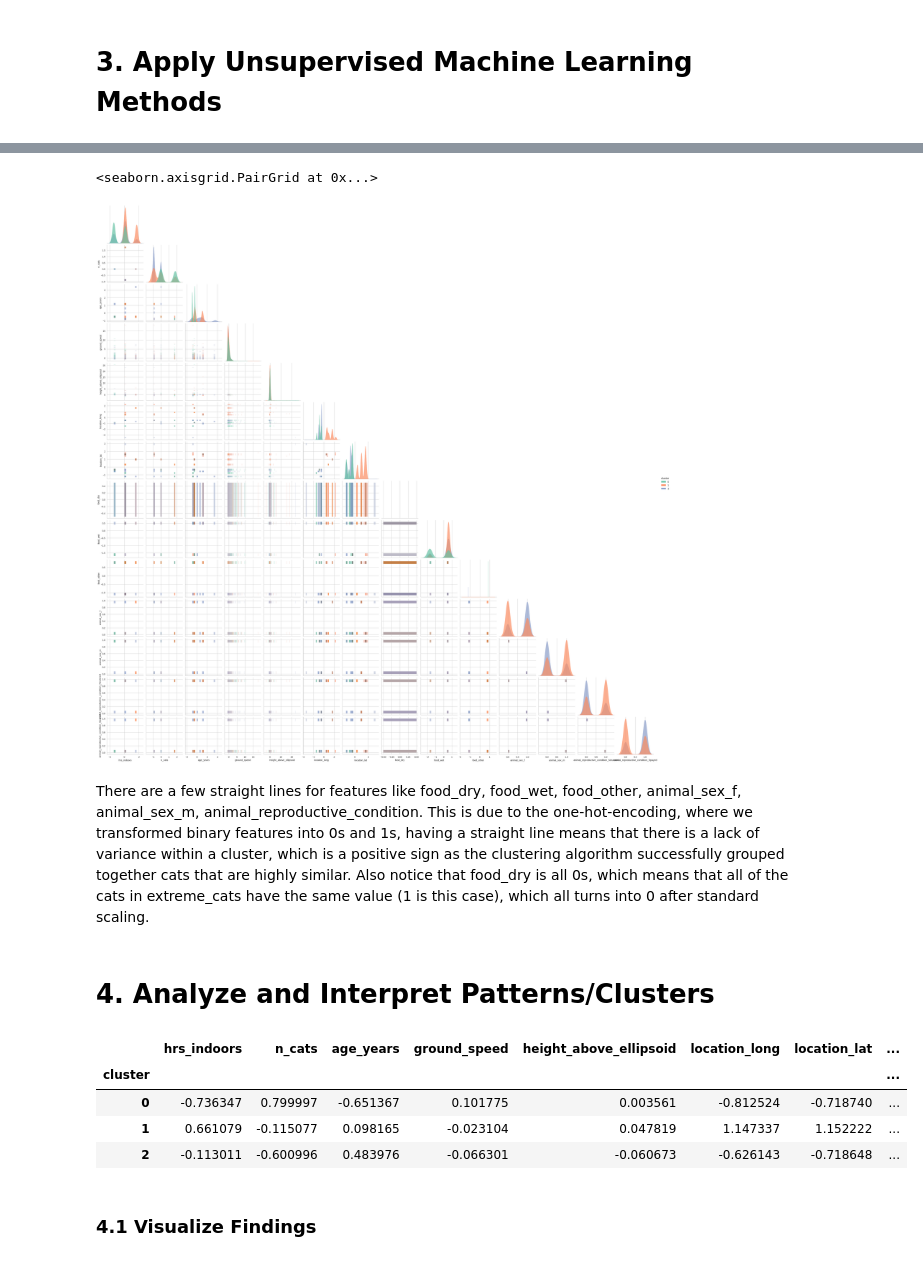
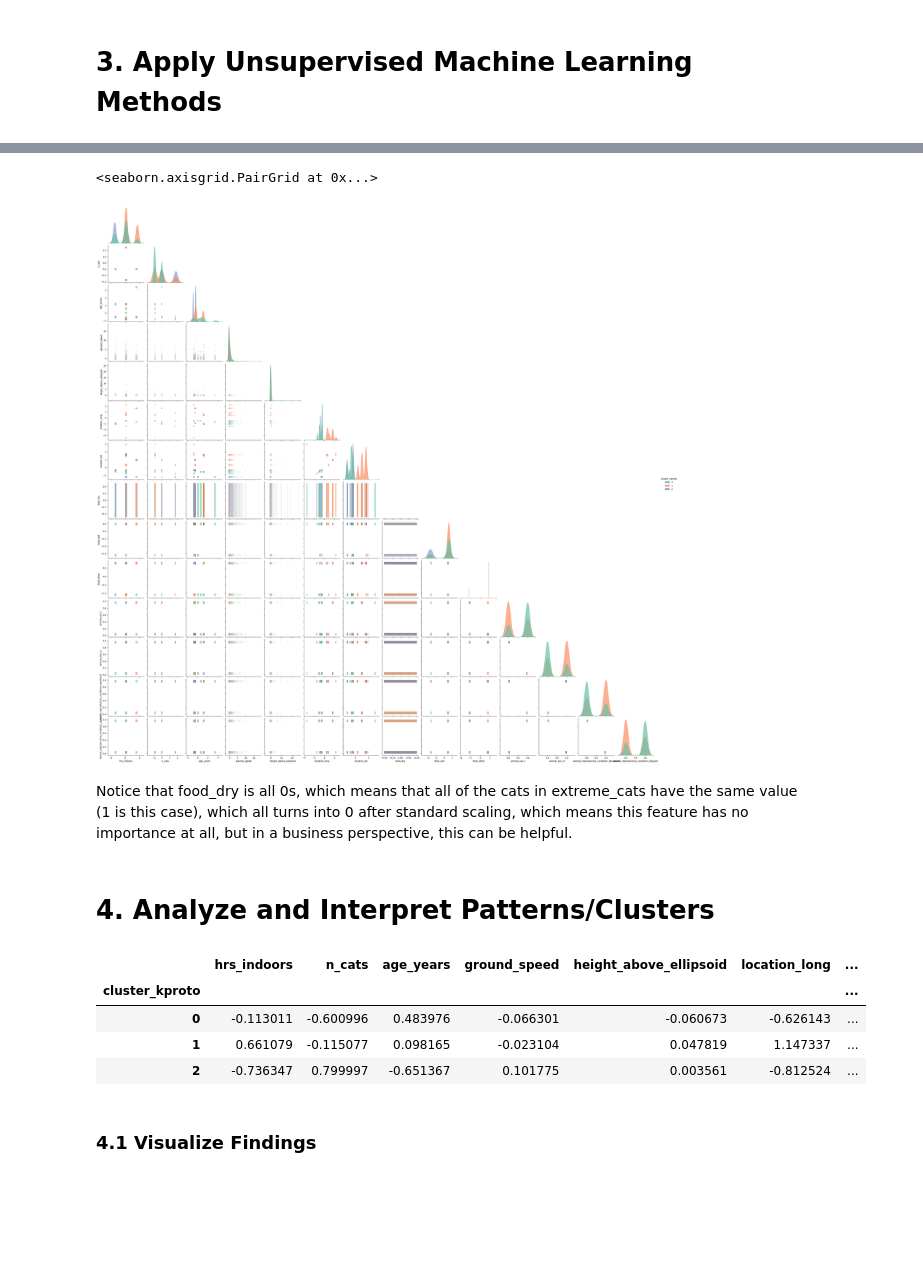
Before and after one commit to liubruce11/BA820-TeamB7, a Jupyter notebook: B1_Team07_AllenM2.ipynb, the cells around one changed output, grey strips where cells are left out. Cells and saved outputs as stored; diff of their text form; code cells hidden in the pictures; blank space fills up the shorter version.

```diff
--- a/B1_Team07_AllenM2.ipynb
+++ b/B1_Team07_AllenM2.ipynb
@@ -350,8 +304,0 @@ visualizer.show()
-# %%
-clustering = KMeans(random_state=42, n_init=10)
-visualizer = KElbowVisualizer(
-    clustering, k=(2, 11), metric='silhouette', timings=False, random_state=42
-)
-
-visualizer.fit(features_preprocessed)
-visualizer.show()
@@ -365,13 +371,0 @@ The reason I chose to use k=3 is because for this business question, choosing 6
-# %%
-k_optimal = 3
-
-kmeans = KMeans(n_clusters=k_optimal, random_state=42, n_init=10)
-
-kmeans.fit(features_preprocessed)
-
-cluster_labels = kmeans.labels_
-
-features_preprocessed['cluster'] = cluster_labels
-
-display(features_preprocessed.head())
-print(features_preprocessed['cluster'].value_counts())
@@ -389,0 +381,22 @@ Name: count, dtype: int64
+# %%
+from kmodes.kprototypes import KPrototypes
+categorical_indices = [features_preprocessed.columns.get_loc(col) for col in [
+    'animal_sex_f', 'animal_sex_m',
+    'animal_reproductive_condition_Neutered', 'animal_reproductive_condition_Spayed'
+]]
+
+k_optimal_kprototypes = 3
+kproto = KPrototypes(n_clusters=k_optimal_kprototypes, init='Huang', n_init=10, random_state=42)
+
+# Fit the model and get cluster labels
+cluster_labels_kproto = kproto.fit_predict(features_preprocessed, categorical=categorical_indices)
+
+# Add the new cluster labels to the DataFrame
+features_preprocessed['cluster_kproto'] = cluster_labels_kproto
+
+# Recalculate cluster characteristics based on K-Prototypes clusters
+cluster_characteristics_kproto = features_preprocessed.groupby('cluster_kproto').mean()
+display(cluster_characteristics_kproto)
+print("Shape of features_preprocessed after adding K-Prototypes clusters:", features_preprocessed.shape)
+print("K-Prototypes cluster counts:")
+display(features_preprocessed['cluster_kproto'].value_counts())
@@ -390,25 +417,24 @@ Name: count, dtype: int64
 # %%
-sns.pairplot(features_preprocessed, hue="cluster",  kind="hist", diag_kind="kde", corner=True, palette="Set2",
+sns.pairplot(features_preprocessed, hue="cluster_kproto",  kind="hist", diag_kind="kde", corner=True, palette="Set2",
     plot_kws={'alpha': 0.7}, # Adjusts transparency of the scatter points (0.0 to 1.0)
     diag_kws={'alpha': 0.7}  # Adjusts transparency of the diagonal plots (histograms/KDEs)
     )
 # %% [output]
 <seaborn.axisgrid.PairGrid at 0x...>
-[figure, old version]
+[figure, new version]
-# %% [markdown]
-There are a few straight lines for features like food_dry, food_wet, food_other, animal_sex_f, animal_sex_m, animal_reproductive_condition. This is due to the one-hot-encoding, where we transformed binary features into 0s and 1s, having a straight line means that there is a lack of variance within a cluster, which is a positive sign as the clustering algorithm successfully grouped together cats that are highly similar.
-Also notice that food_dry is all 0s, which means that all of the cats in extreme_cats have the same value (1 is this case), which all turns into 0 after standard scaling.
+# %% [markdown]
+Notice that food_dry is all 0s, which means that all of the cats in extreme_cats have the same value (1 is this case), which all turns into 0 after standard scaling, which means this feature has no importance at all, but in a business perspective, this can be helpful.
 # %% [markdown]
 # **4. Analyze and Interpret Patterns/Clusters**
 # %%
-cluster_characteristics = features_preprocessed.groupby('cluster').mean()
+cluster_characteristics = features_preprocessed.groupby('cluster_kproto').mean()
 display(cluster_characteristics)
 # %% [output]
-|  | hrs_indoors | n_cats | age_years | ground_speed | height_above_ellipsoid | location_long | location_lat | ... |
-| cluster |  |  |  |  |  |  |  | ... |
-| 0 | -0.736347 | 0.799997 | -0.651367 | 0.101775 | 0.003561 | -0.812524 | -0.718740 | ... |
-| 1 | 0.661079 | -0.115077 | 0.098165 | -0.023104 | 0.047819 | 1.147337 | 1.152222 | ... |
-| 2 | -0.113011 | -0.600996 | 0.483976 | -0.066301 | -0.060673 | -0.626143 | -0.718648 | ... |
+|  | hrs_indoors | n_cats | age_years | ground_speed | height_above_ellipsoid | location_long | ... |
+| cluster_kproto |  |  |  |  |  |  | ... |
+| 0 | -0.113011 | -0.600996 | 0.483976 | -0.066301 | -0.060673 | -0.626143 | ... |
+| 1 | 0.661079 | -0.115077 | 0.098165 | -0.023104 | 0.047819 | 1.147337 | ... |
+| 2 | -0.736347 | 0.799997 | -0.651367 | 0.101775 | 0.003561 | -0.812524 | ... |
 # %% [markdown]
 ### **4.1 Visualize Findings**
 # %%
```
Also changed, not shown: parts of 23 cells of this notebook.
